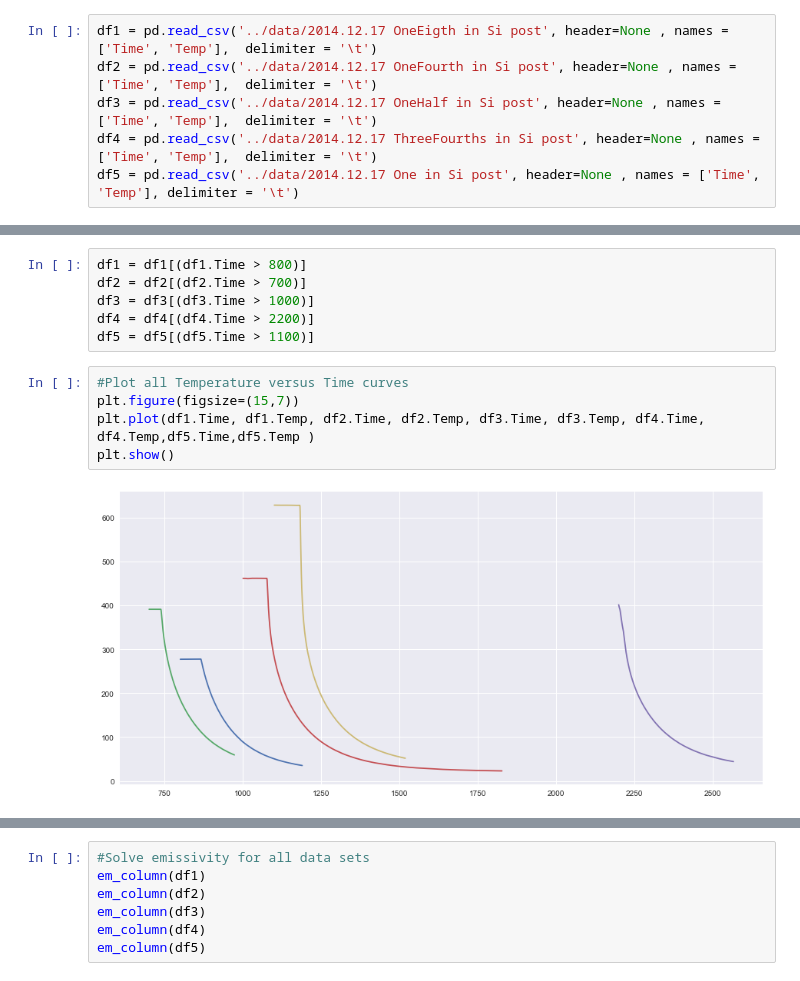
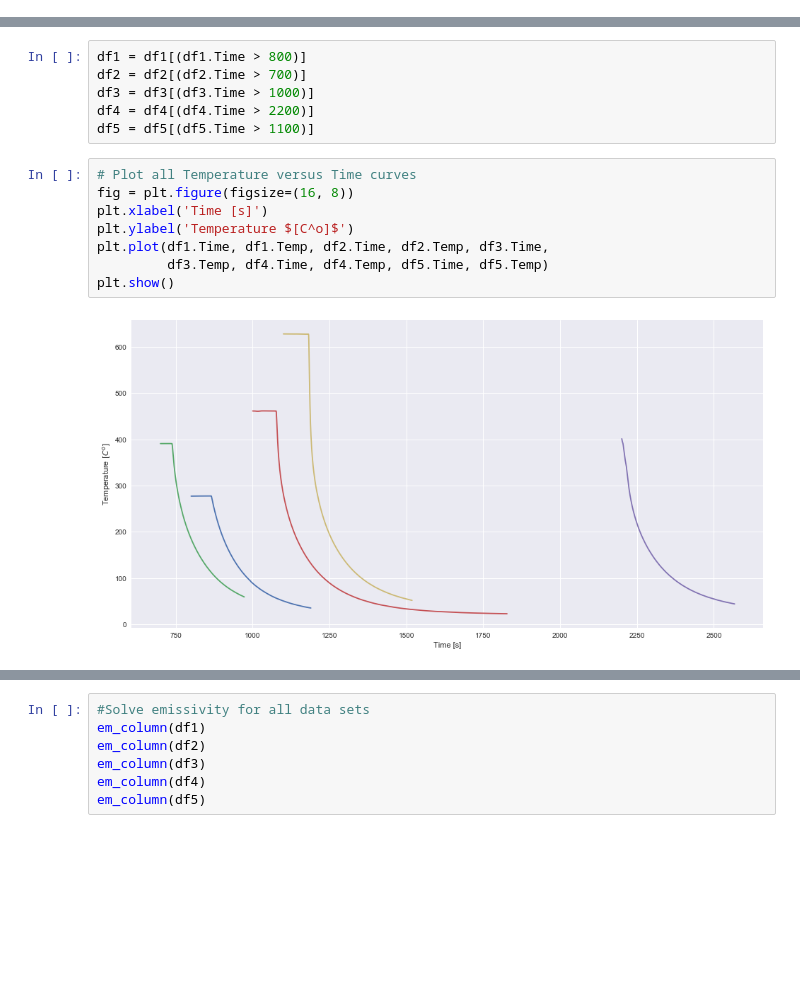
Before and after one commit to caheredia/Emissivity_Bayes, a Jupyter notebook: deliver/2017-10-28_ch_emissivity_bayes.ipynb, the cells around one changed output, grey strips where cells are left out. Drawn from its saved outputs; the diff is of its cells as text; blank space fills up the shorter version.

Commit message:
cleaned up data files, starting to work on sigmoid fitting

```diff
--- a/deliver/2017-10-28_ch_emissivity_bayes.ipynb
+++ b/deliver/2017-10-28_ch_emissivity_bayes.ipynb
@@ -18,12 +18,6 @@ This notebook outlines a method for solving for emissivity in the thermal decay
 # %% [markdown]
 ## Visually explore data
 Below five dataframes are loaded with recorded data. The data were recorded in .txt files and tab delimited. Temperature was recorded in Celcius and time intervals are 500ms. From the plot below we see that the flat locations are the steady-state regions. Following steady-state are the regions of thermal decay.
-# %%
-df1 = pd.read_csv('../data/2014.12.17 OneEigth in Si post', header=None , names = ['Time', 'Temp'],  delimiter = '\t')
-df2 = pd.read_csv('../data/2014.12.17 OneFourth in Si post', header=None , names = ['Time', 'Temp'],  delimiter = '\t')
-df3 = pd.read_csv('../data/2014.12.17 OneHalf in Si post', header=None , names = ['Time', 'Temp'],  delimiter = '\t')
-df4 = pd.read_csv('../data/2014.12.17 ThreeFourths in Si post', header=None , names = ['Time', 'Temp'],  delimiter = '\t')
-df5 = pd.read_csv('../data/2014.12.17 One in Si post', header=None , names = ['Time', 'Temp'], delimiter = '\t')
 # %%
 # Create a function to load a list of csv files into individual dataframes
 def csv_to_df(csv_list):
@@ -54,12 +52,15 @@ df3 = df3[(df3.Time > 1000)]
 df4 = df4[(df4.Time > 2200)]
 df5 = df5[(df5.Time > 1100)]
 # %%
-#Plot all Temperature versus Time curves
-plt.figure(figsize=(15,7))
-plt.plot(df1.Time, df1.Temp, df2.Time, df2.Temp, df3.Time, df3.Temp, df4.Time, df4.Temp,df5.Time,df5.Temp )
+# Plot all Temperature versus Time curves
+fig = plt.figure(figsize=(16, 8))
+plt.xlabel('Time [s]')
+plt.ylabel('Temperature $[C^o]$')
+plt.plot(df1.Time, df1.Temp, df2.Time, df2.Temp, df3.Time,
+         df3.Temp, df4.Time, df4.Temp, df5.Time, df5.Temp)
 plt.show()
 # %% [output]
-[figure, old version]
+[figure, new version]
 # %%
 def em_column(df):
     '''This function takes a column which contains Temperature and Time data.
```
Also changed, not shown: parts of 16 cells of this notebook.
